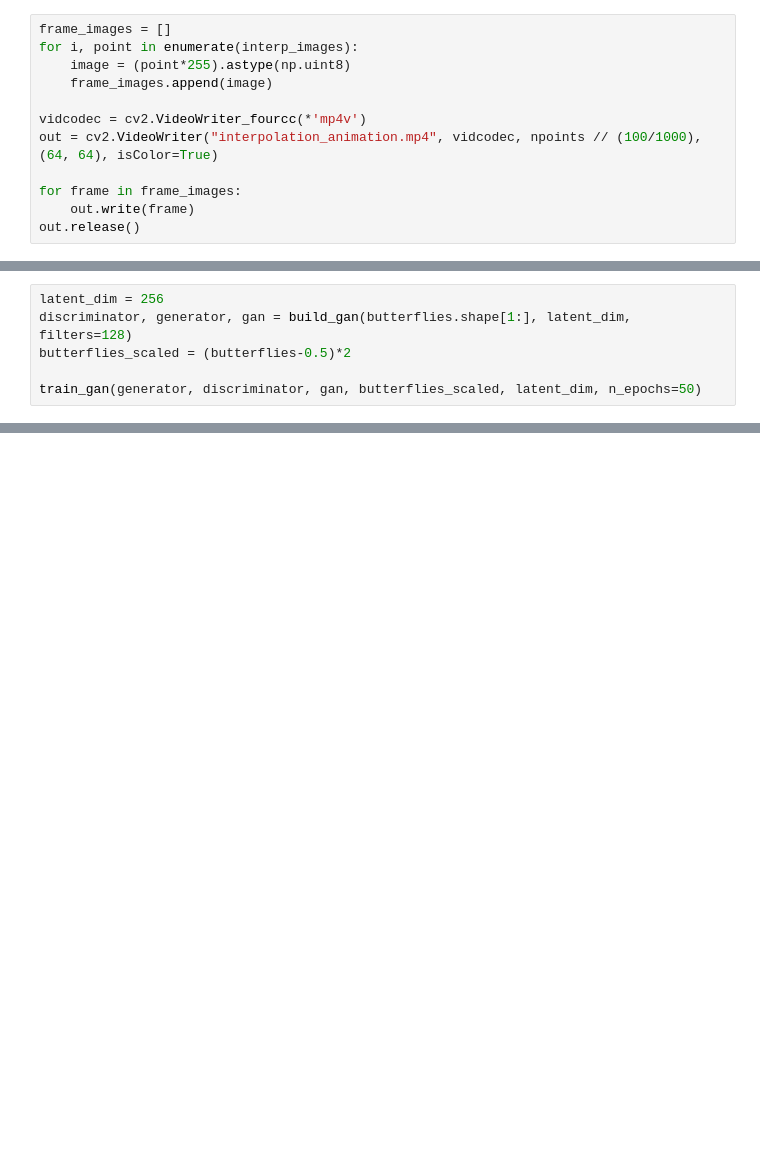
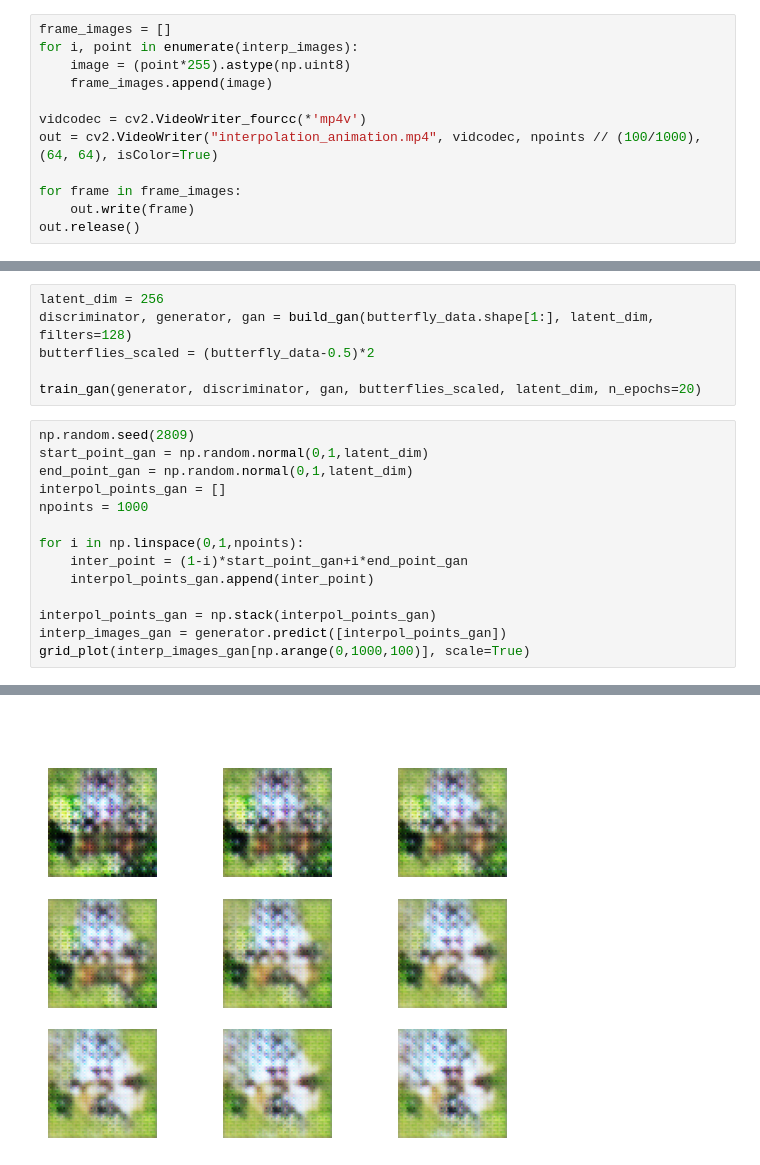
Before and after one commit to ANadineS/IntDeepLearning, a Jupyter notebook: task3-generative-models.ipynb, the cells around one changed output, grey strips where cells are left out. Drawn from its saved outputs; the diff is of its cells as text; blank space fills up the shorter version.

```diff
--- a/task3-generative-models.ipynb
+++ b/task3-generative-models.ipynb
@@ -515,6 +390,21 @@ out.release()
 # %%
 latent_dim = 256
-discriminator, generator, gan = build_gan(butterflies.shape[1:], latent_dim, filters=128)
-butterflies_scaled = (butterflies-0.5)*2
+discriminator, generator, gan = build_gan(butterfly_data.shape[1:], latent_dim, filters=128)
+butterflies_scaled = (butterfly_data-0.5)*2
 
-train_gan(generator, discriminator, gan, butterflies_scaled, latent_dim, n_epochs=50)
+train_gan(generator, discriminator, gan, butterflies_scaled, latent_dim, n_epochs=20)
+# %%
+np.random.seed(2809)
+start_point_gan = np.random.normal(0,1,latent_dim)
+end_point_gan = np.random.normal(0,1,latent_dim)
+interpol_points_gan = []
+npoints = 1000
+
+for i in np.linspace(0,1,npoints):
+    inter_point = (1-i)*start_point_gan+i*end_point_gan
+    interpol_points_gan.append(inter_point)
+
+interpol_points_gan = np.stack(interpol_points_gan)
+interp_images_gan = generator.predict([interpol_points_gan])
+grid_plot(interp_images_gan[np.arange(0,1000,100)], scale=True)
+# %% [output]
@@ -520,0 +412 @@ train_gan(generator, discriminator, gan, butterflies_scaled, latent_dim, n_epoch
+[figure, added]
```
Also changed, not shown: parts of 53 cells of this notebook.
